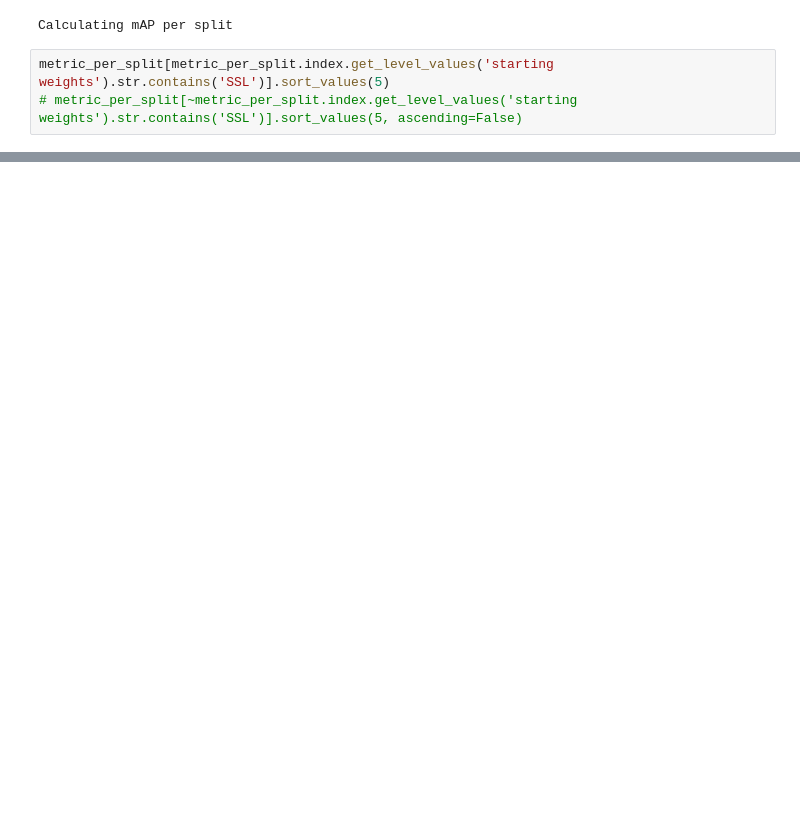
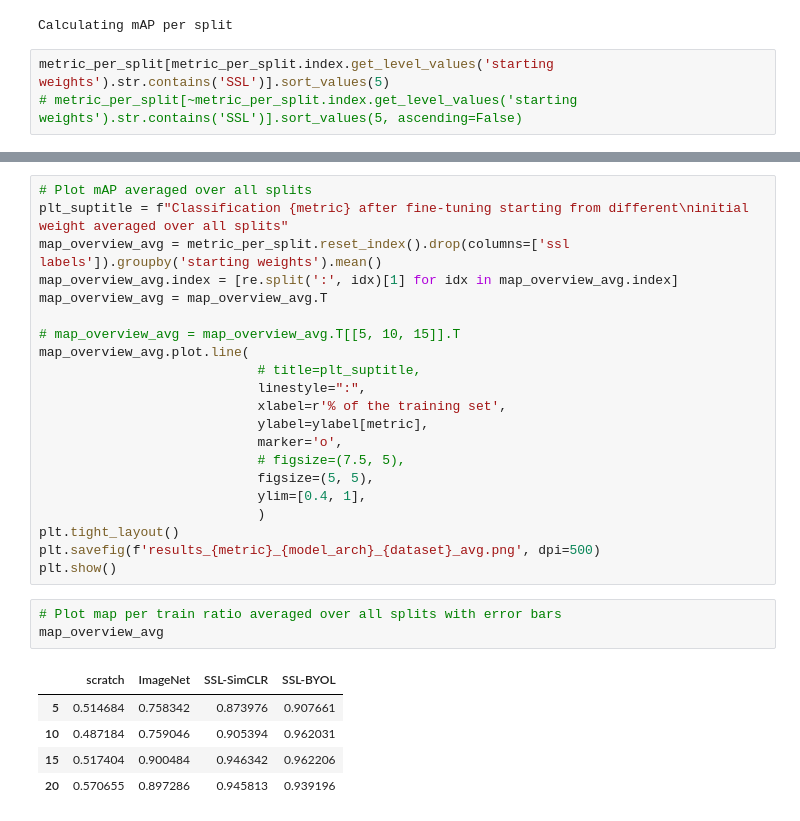
Before and after one commit to AnaJade/OCT_classification, a Jupyter notebook: brouillon.ipynb, the cells around one changed output, grey strips where cells are left out. Saved outputs shown, nothing was run; the diff lists cells and outputs as text; blank space fills up the shorter version.

```diff
--- a/brouillon.ipynb
+++ b/brouillon.ipynb
@@ -2156,0 +2186,30 @@ plt.show()
+# %%
+# Plot mAP averaged over all splits
+plt_suptitle = f"Classification {metric} after fine-tuning starting from different\ninitial weight averaged over all splits"
+map_overview_avg = metric_per_split.reset_index().drop(columns=['ssl labels']).groupby('starting weights').mean()
+map_overview_avg.index = [re.split(':', idx)[1] for idx in map_overview_avg.index]
+map_overview_avg = map_overview_avg.T
+
+# map_overview_avg = map_overview_avg.T[[5, 10, 15]].T
+map_overview_avg.plot.line(
+                            # title=plt_suptitle,
+                            linestyle=":",
+                            xlabel=r'% of the training set',
+                            ylabel=ylabel[metric],
+                            marker='o',
+                            # figsize=(7.5, 5),
+                            figsize=(5, 5),
+                            ylim=[0.4, 1],
+                            )
+plt.tight_layout()
+plt.savefig(f'results_{metric}_{model_arch}_{dataset}_avg.png', dpi=500)
+plt.show()
+# %%
+# Plot map per train ratio averaged over all splits with error bars
+map_overview_avg
+# %% [output]
+|  | scratch | ImageNet | SSL-SimCLR | SSL-BYOL |
+| 5 | 0.514684 | 0.758342 | 0.873976 | 0.907661 |
+| 10 | 0.487184 | 0.759046 | 0.905394 | 0.962031 |
+| 15 | 0.517404 | 0.900484 | 0.946342 | 0.962206 |
+| 20 | 0.570655 | 0.897286 | 0.945813 | 0.939196 |
```
Also changed, not shown: parts of 12 cells of this notebook.
